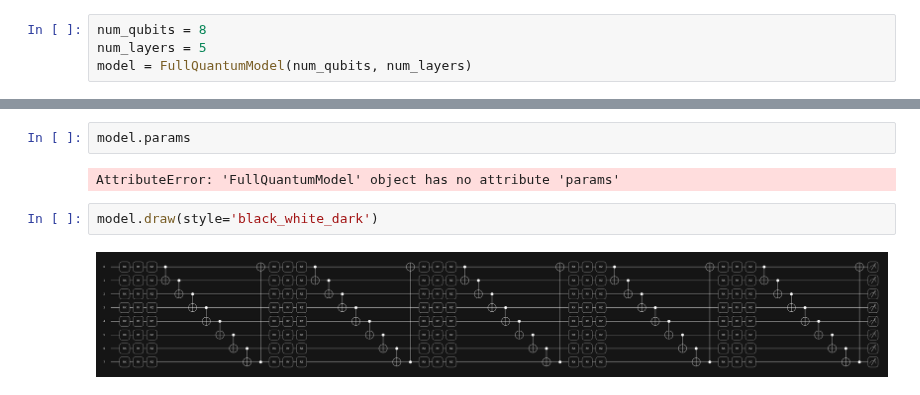
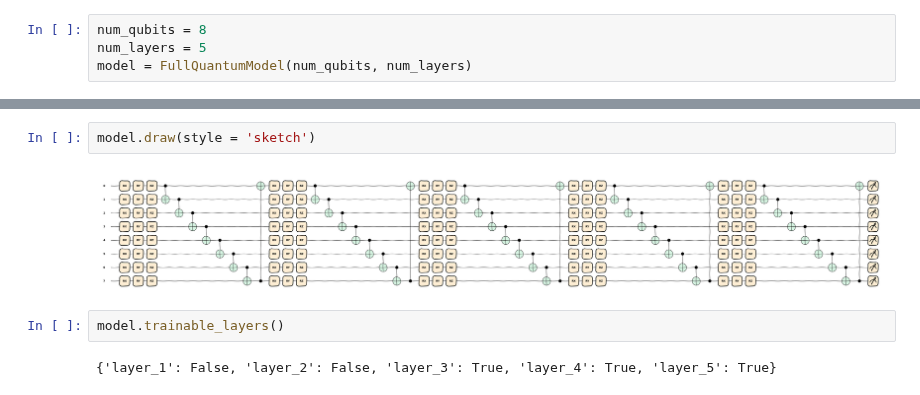
Before and after one commit to JackVittori/QML-early_exit, a Jupyter notebook: prove.ipynb, the cells around one changed output, grey strips where cells are left out. Drawn from its saved outputs; the diff is of its cells as text.

Commit message:
Circuit_model_II almost finished. It is needed to create a train routine in order to check forward function

```diff
--- a/prove.ipynb
+++ b/prove.ipynb
@@ -17,8 +34,8 @@ Trainable parameters: 120
+# %%
+model.draw(style = 'sketch')
+# %% [output]
+[figure, added]
 # %%
-model.params
+model.trainable_layers()
 # %% [output]
-AttributeError: 'FullQuantumModel' object has no attribute 'params'
+{'layer_1': False, 'layer_2': False, 'layer_3': True, 'layer_4': True, 'layer_5': True}
-# %%
-model.draw(style='black_white_dark')
-# %% [output]
-[figure, removed]
```
Also changed, not shown: parts of 6 cells of this notebook, 3 other files.
